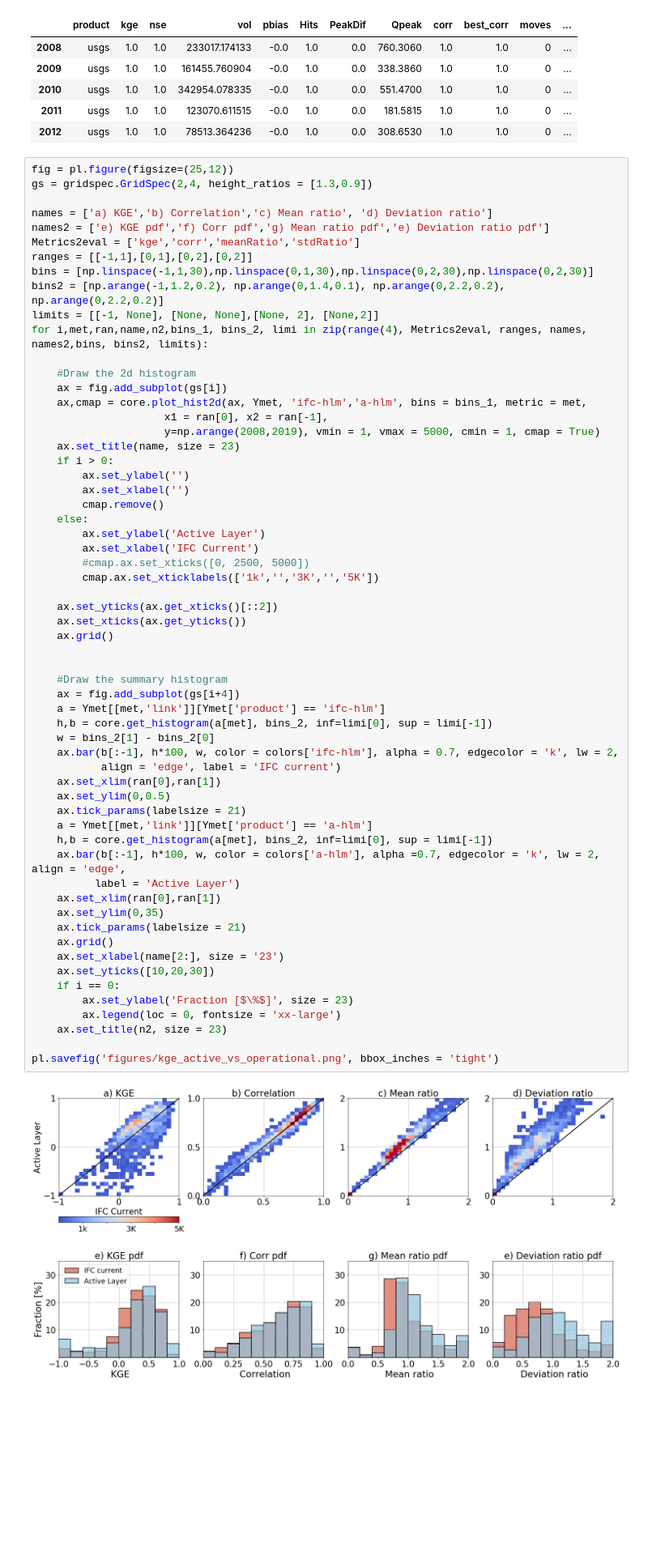
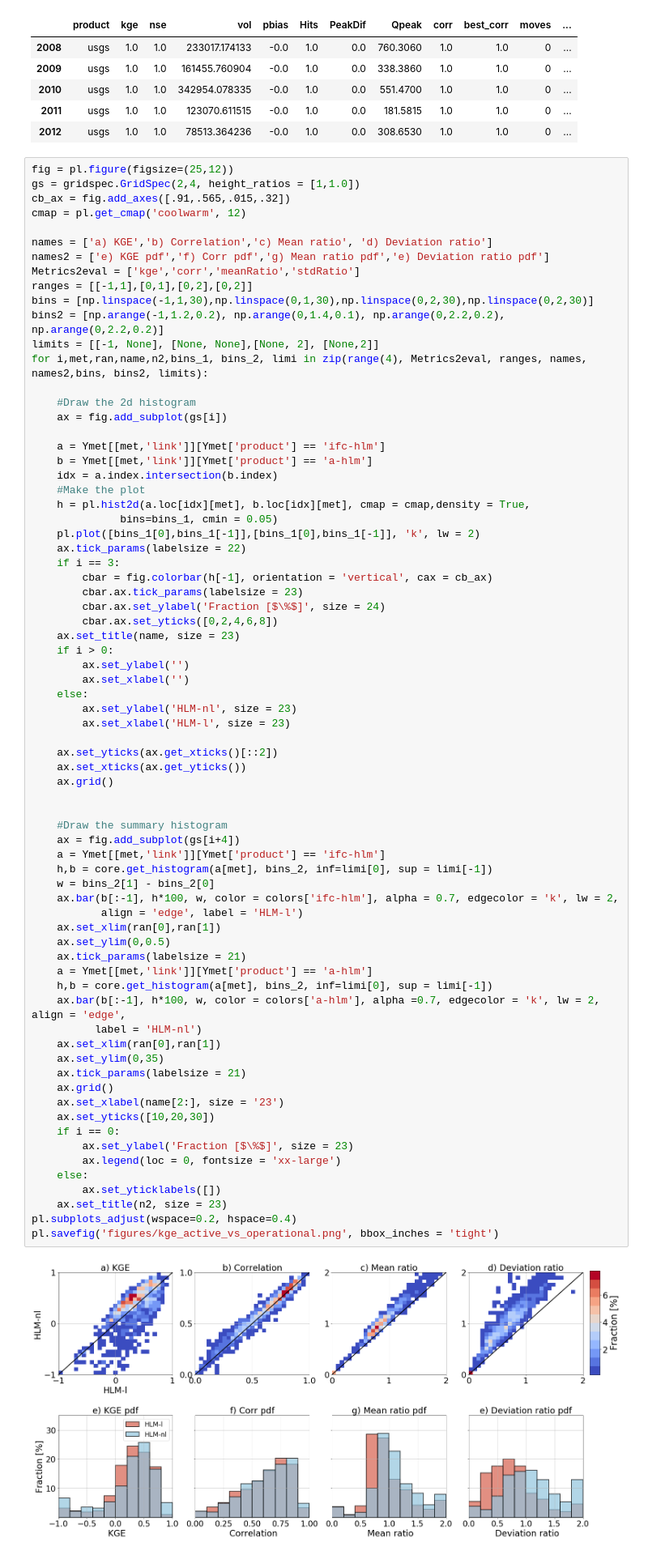
Before and after one commit to nicolas998/active_layer_evaluation, a Jupyter notebook: 01_Active_layer_evaluation.ipynb, the cells around one changed output. Shown at 81% size. Drawn from its saved outputs; the diff is of its cells as text; blank space fills up the shorter version.

Commit message:
new version of some figures and update on the analysis by events

```diff
--- a/01_Active_layer_evaluation.ipynb
+++ b/01_Active_layer_evaluation.ipynb
@@ -32,7 +32,9 @@ Ymet.head()
 | 2012 | usgs | 1.0 | 1.0 | 78513.364236 | -0.0 | 1.0 | 0.0 | 308.6530 | 1.0 | 1.0 | 0 | ... |
 # %%
 fig = pl.figure(figsize=(25,12))
-gs = gridspec.GridSpec(2,4, height_ratios = [1.3,0.9])
+gs = gridspec.GridSpec(2,4, height_ratios = [1,1.0])
+cb_ax = fig.add_axes([.91,.565,.015,.32])
+cmap = pl.get_cmap('coolwarm', 12)
 
 names = ['a) KGE','b) Correlation','c) Mean ratio', 'd) Deviation ratio']
 names2 = ['e) KGE pdf','f) Corr pdf','g) Mean ratio pdf','e) Deviation ratio pdf']
@@ -45,53 +47,63 @@ for i,met,ran,name,n2,bins_1, bins_2, limi in zip(range(4), Metrics2eval, ranges
 
     #Draw the 2d histogram
     ax = fig.add_subplot(gs[i])
-    ax,cmap = core.plot_hist2d(ax, Ymet, 'ifc-hlm','a-hlm', bins = bins_1, metric = met,
-                     x1 = ran[0], x2 = ran[-1],
-                     y=np.arange(2008,2019), vmin = 1, vmax = 5000, cmin = 1, cmap = True)
+
+    a = Ymet[[met,'link']][Ymet['product'] == 'ifc-hlm']
+    b = Ymet[[met,'link']][Ymet['product'] == 'a-hlm']
+    idx = a.index.intersection(b.index)
+    #Make the plot
+    h = pl.hist2d(a.loc[idx][met], b.loc[idx][met], cmap = cmap,density = True,
+              bins=bins_1, cmin = 0.05)
+    pl.plot([bins_1[0],bins_1[-1]],[bins_1[0],bins_1[-1]], 'k', lw = 2)
+    ax.tick_params(labelsize = 22)
+    if i == 3:
+        cbar = fig.colorbar(h[-1], orientation = 'vertical', cax = cb_ax)
+        cbar.ax.tick_params(labelsize = 23)
+        cbar.ax.set_ylabel('Fraction [$\%$]', size = 24)
+        cbar.ax.set_yticks([0,2,4,6,8])
     ax.set_title(name, size = 23)
     if i > 0:
         ax.set_ylabel('')
         ax.set_xlabel('')
-        cmap.remove()
     else:
-        ax.set_ylabel('Active Layer')
-        ax.set_xlabel('IFC Current')
-        #cmap.ax.set_xticks([0, 2500, 5000])
-        cmap.ax.set_xticklabels(['1k','','3K','','5K'])
+        ax.set_ylabel('HLM-nl', size = 23)
+        ax.set_xlabel('HLM-l', size = 23)
 
     ax.set_yticks(ax.get_xticks()[::2])
     ax.set_xticks(ax.get_yticks())
     ax.grid()
 
 
     #Draw the summary histogram
     ax = fig.add_subplot(gs[i+4])
     a = Ymet[[met,'link']][Ymet['product'] == 'ifc-hlm']
     h,b = core.get_histogram(a[met], bins_2, inf=limi[0], sup = limi[-1])
     w = bins_2[1] - bins_2[0]
     ax.bar(b[:-1], h*100, w, color = colors['ifc-hlm'], alpha = 0.7, edgecolor = 'k', lw = 2,
-           align = 'edge', label = 'IFC current')
+           align = 'edge', label = 'HLM-l')
     ax.set_xlim(ran[0],ran[1])
     ax.set_ylim(0,0.5)
     ax.tick_params(labelsize = 21)
     a = Ymet[[met,'link']][Ymet['product'] == 'a-hlm']
     h,b = core.get_histogram(a[met], bins_2, inf=limi[0], sup = limi[-1])
     ax.bar(b[:-1], h*100, w, color = colors['a-hlm'], alpha =0.7, edgecolor = 'k', lw = 2, align = 'edge',
-          label = 'Active Layer')
+          label = 'HLM-nl')
     ax.set_xlim(ran[0],ran[1])
     ax.set_ylim(0,35)
     ax.tick_params(labelsize = 21)
     ax.grid()
     ax.set_xlabel(name[2:], size = '23')
     ax.set_yticks([10,20,30])
     if i == 0:
         ax.set_ylabel('Fraction [$\%$]', size = 23)
         ax.legend(loc = 0, fontsize = 'xx-large')
+    else:
+        ax.set_yticklabels([])
     ax.set_title(n2, size = 23)
-
+pl.subplots_adjust(wspace=0.2, hspace=0.4)
 pl.savefig('figures/kge_active_vs_operational.png', bbox_inches = 'tight')
 # %% [output]
-[figure, old version]
+[figure, new version]
 # %% [markdown]
 **Figure**: Effect of the Active layer equation formulation on the KGE performance of the model. Column a) KGE index, columns b to d correspond to the pearson correlation, mean ratio, and deviation ratio, the three components of the KGE index.
 # %% [markdown]
```
Also changed, not shown: parts of 12 cells of this notebook, 5 other files.
